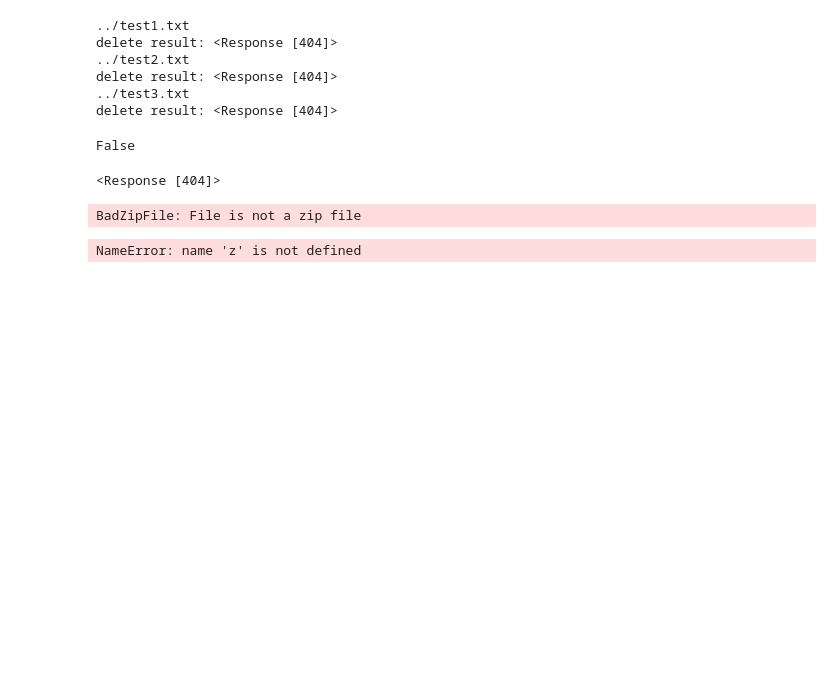
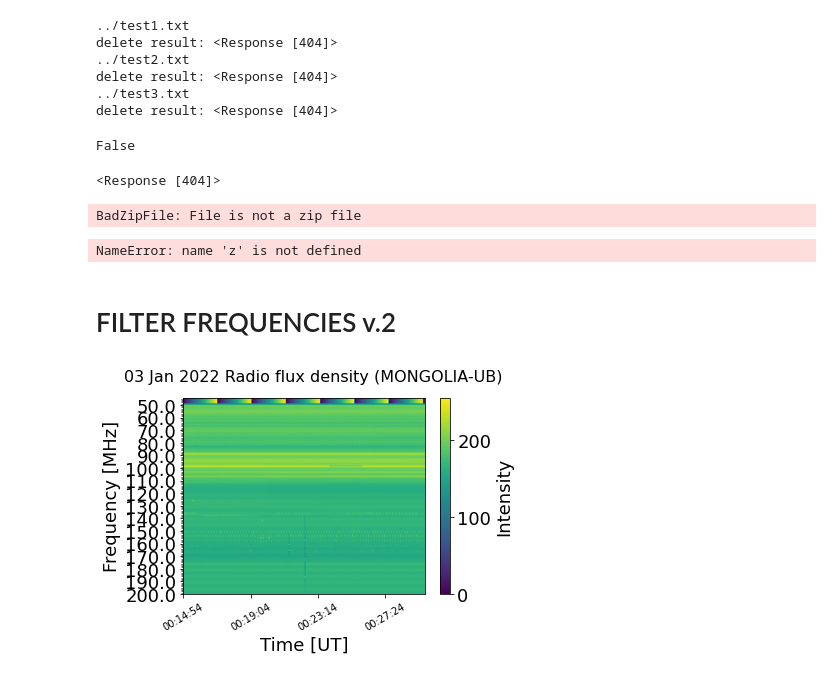
Before and after one commit to lukas-hoefig/eCallistoRadioBursts, a Jupyter notebook: download2.ipynb, the cells around one changed output. Drawn from its saved outputs; the diff is of its cells as text; code cells hidden in the pictures; blank space fills up the shorter version.

Commit message:
frq filter p2

```diff
--- a/download2.ipynb
+++ b/download2.ipynb
@@ -102,3 +102,18 @@ BadZipFile: File is not a zip file
 z.extractall("/path/to/destination_directory")
 # %% [output]
 NameError: name 'z' is not defined
+# %% [markdown]
+# FILTER FREQUENCIES v.2
+# %%
+from astropy.timeseries import LombScargle
+import download
+import numpy as np
+import data
+import matplotlib.pyplot as plt
+s="MONGOLIA-UB"
+
+download.downloadFullDay(2022,1,2,station=s)
+dp = data.createFromTime(2022,1,3,0,0,0, station=s)
+dp.plot()
+# %% [output]
+[figure, added]
```
Also changed, not shown: parts of 3 cells of this notebook.
